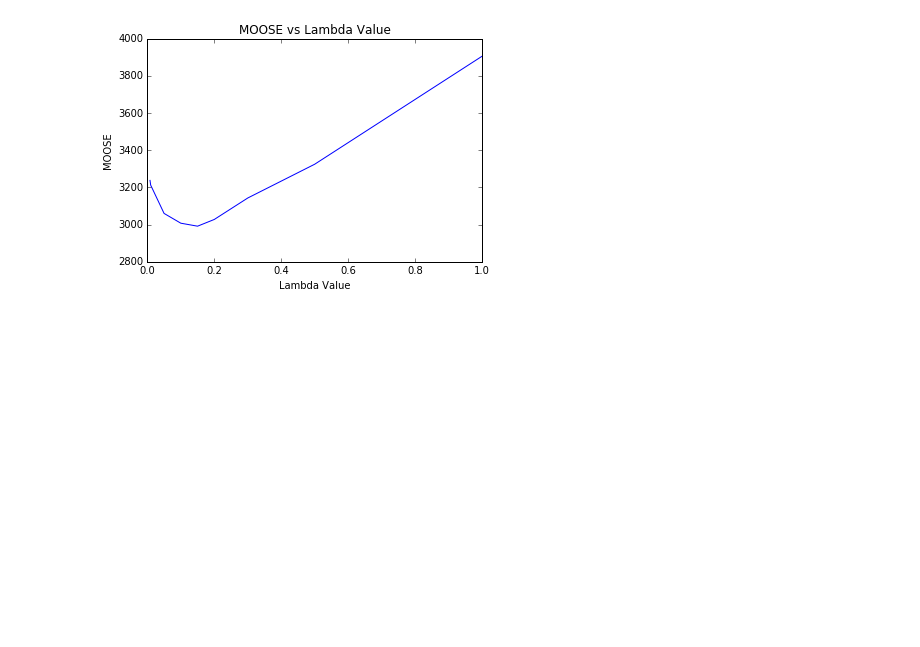
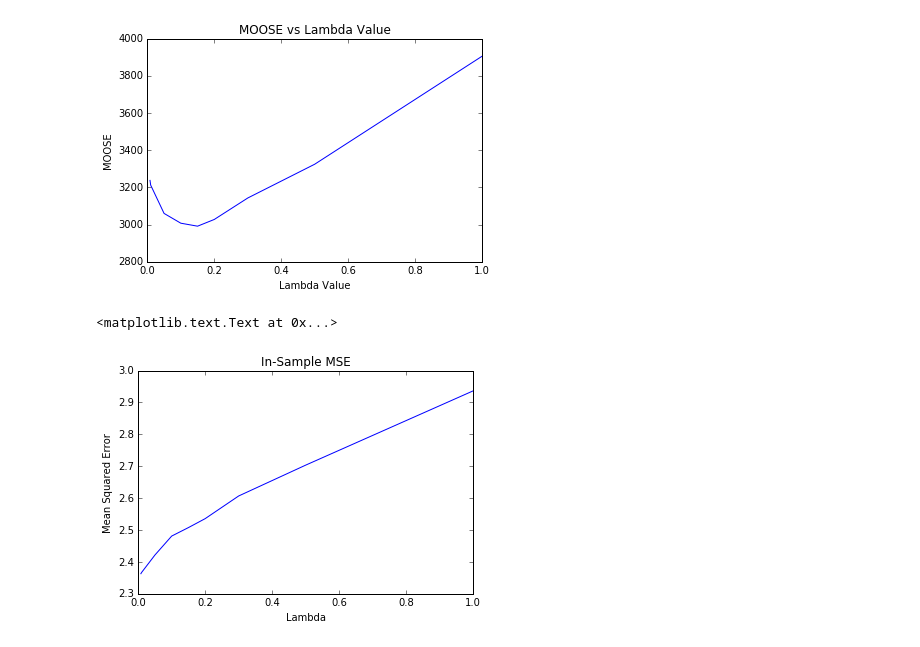
Before and after one commit to chipbuster/SDS385, a Jupyter notebook: exercises/exercises05/codes/Validation.ipynb, the cells around one changed output. Saved outputs shown, nothing was run; the diff lists cells and outputs as text; code cells hidden in the pictures; blank space fills up the shorter version.

```diff
--- a/exercises/exercises05/codes/Validation.ipynb
+++ b/exercises/exercises05/codes/Validation.ipynb
@@ -34,0 +37,22 @@ plt.title("MOOSE vs Lambda Value")
+# %%
+# Now we need to test Mallows Cp
+
+# First, generate Lasso models and find in-sample MSE
+# Code taken from LASSO notebook
+mse = []
+
+for a in testLambdas:
+    thislasso = Lasso(alpha = a)
+    thislasso.fit(data,response)
+    predicted = thislasso.predict(data)
+    diff = predicted - response
+    thismse = norm(diff) / np.size(diff)
+    mse.append(thismse)
+
+plt.plot(testLambdas, mse)
+plt.xlabel("Lambda")
+plt.ylabel("Mean Squared Error")
+plt.title("In-Sample MSE")
+# %% [output]
+<matplotlib.text.Text at 0x...>
+[figure, added]
```
Also changed, not shown: parts of 8 cells of this notebook, 1 other file.
